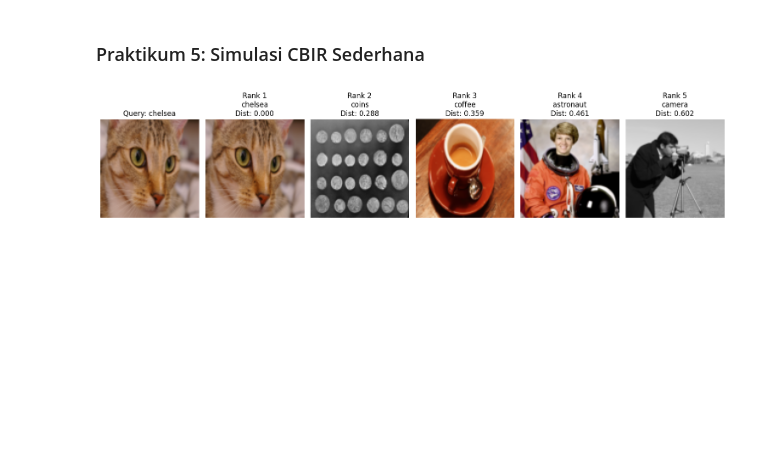
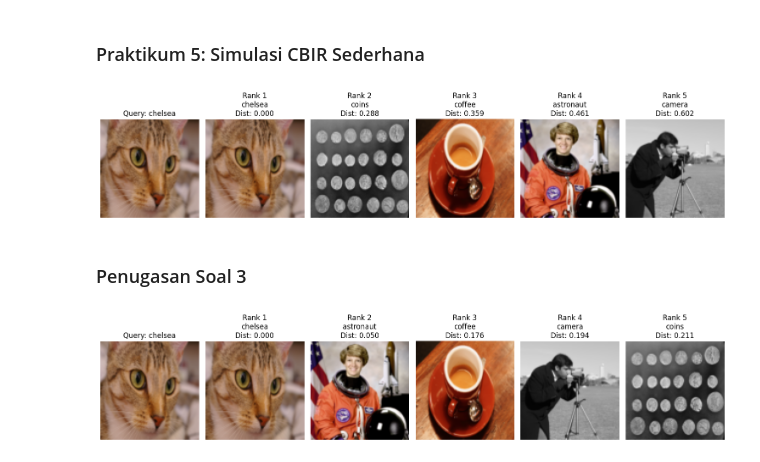
Before and after one commit to DycandX/2025-pengolahan-citra-ti2c, a Jupyter notebook: Jobsheet_05.ipynb, the cells around one changed output. Drawn from its saved outputs; the diff is of its cells as text; code cells hidden in the pictures; blank space fills up the shorter version.

```diff
--- a/Jobsheet_05.ipynb
+++ b/Jobsheet_05.ipynb
@@ -221,3 +223,58 @@ plt.tight_layout()
 plt.show()
 # %% [output]
 [figure]
+# %% [markdown]
+### Penugasan Soal 3
+# %%
+import numpy as np
+import matplotlib.pyplot as plt
+from skimage import data, color, transform, img_as_float
+from scipy.spatial import distance
+
+#Fungsi menghitung fitur: rata-rata warna (mean R, G, B)
+def calculate_mean_rgb(image):
+  mean_r = np.mean(image[:, :, 0])
+  mean_g = np.mean(image[:, :, 1])
+  mean_b = np.mean(image[:, :, 2])
+  return np.array([mean_r, mean_g, mean_b])
+
+#Daftar nama citra database
+image_db_names = ["astronaut", "camera", "coffee", "coins", "chelsea"]
+database_images = []
+database_means = []
+
+#Load gambar dan ekstrak fitur mean RGB
+for name in image_db_names:
+  img = getattr(data, name)()
+  if img.ndim == 2:
+    img = color.gray2rgb(img) # konversi grayscale ke RGB
+  img_resized = transform.resize(img, (100, 100), anti_aliasing=True)
+  img_resized = img_as_float(img_resized)
+  database_images.append(img_resized)
+  database_means.append(calculate_mean_rgb(img_resized))
+
+#Pilih gambar query (contoh: 'chelsea')
+query_index = image_db_names.index("chelsea")
+query_image = database_images[query_index]
+query_mean = database_means[query_index]
+
+#Hitung jarak Euclidean (L2) terhadap semua citra di database
+distances = [distance.euclidean(query_mean, mean_feat) for mean_feat in database_means]
+sorted_indices = np.argsort(distances)
+
+#Tampilkan hasil peringkat gambar
+fig, axes = plt.subplots(1, len(database_images) + 1, figsize=(15, 3))
+axes[0].imshow(query_image)
+axes[0].set_title("Query: chelsea")
+axes[0].axis('off')
+
+for i, idx in enumerate(sorted_indices):
+  ax = axes[i+1]
+  ax.imshow(database_images[idx])
+  ax.set_title(f"Rank {i+1}\n{image_db_names[idx]}\nDist: {distances[idx]:.3f}")
+  ax.axis('off')
+
+plt.tight_layout()
+plt.show()
+# %% [output]
+[figure, added]
```
Also changed, not shown: parts of 3 cells of this notebook.
